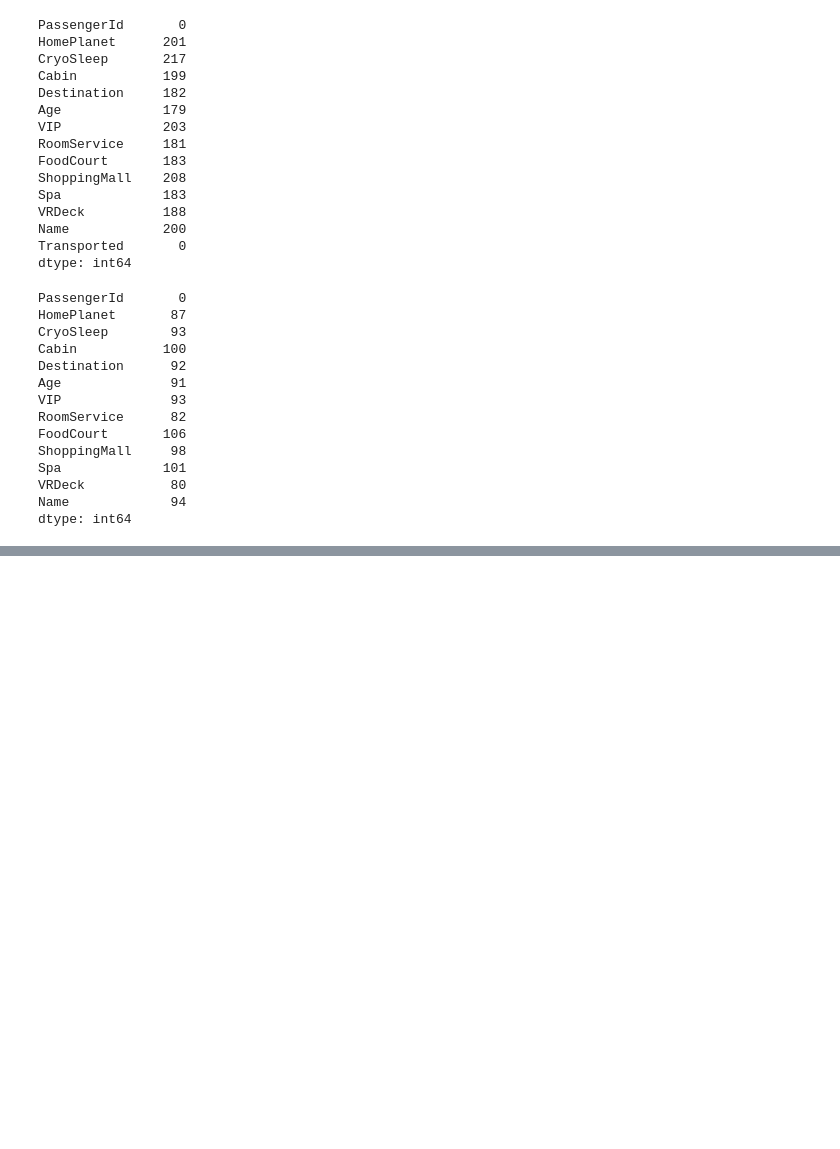
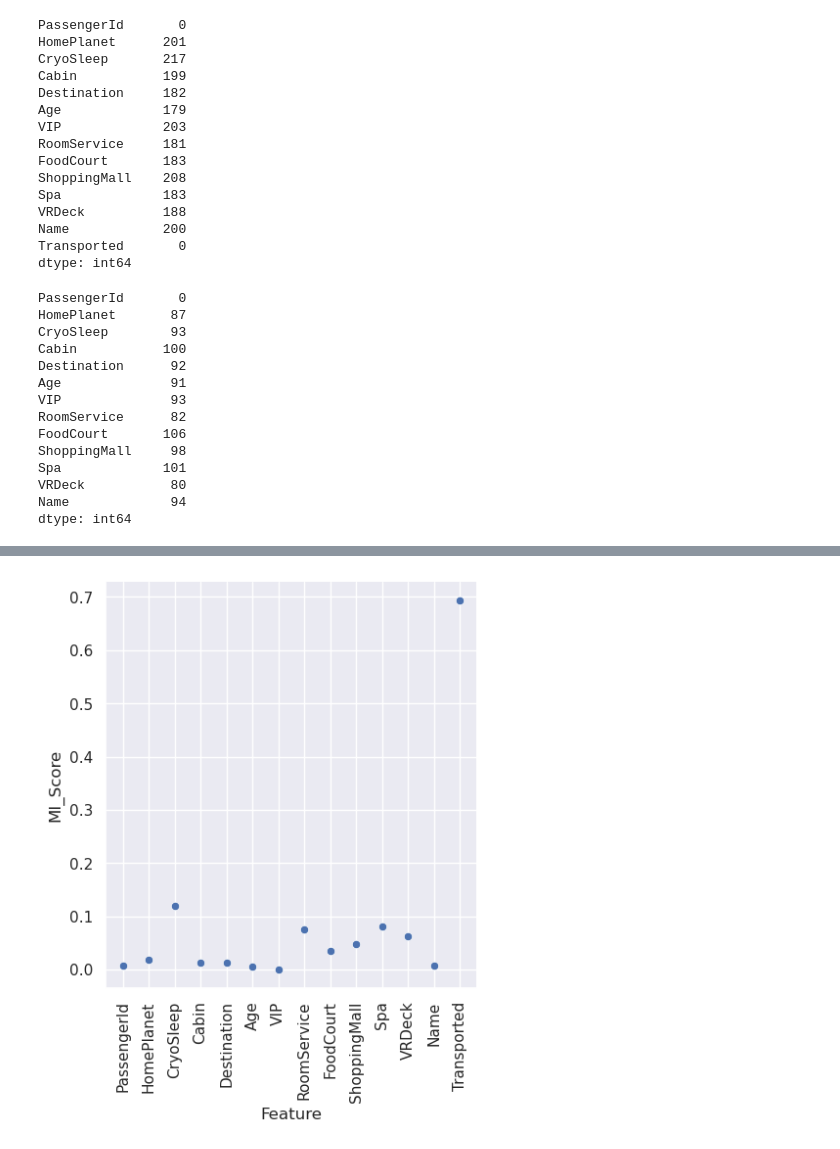
Before and after one commit to yunmokoo/Kaggle_Testing, a Jupyter notebook: spaceship-titanic-aug-30.ipynb, the cells around one changed output, grey strips where cells are left out. Saved outputs shown, nothing was run; the diff lists cells and outputs as text; code cells hidden in the pictures; blank space fills up the shorter version.

```diff
--- a/spaceship-titanic-aug-30.ipynb
+++ b/spaceship-titanic-aug-30.ipynb
@@ -90,6 +90,7 @@ df_train
 8693 rows × 14 columns
 # %%
-df_train_NaDrop = df_train.dropna(axis=0)
+df_train_Na = df_train.copy()
+df_train_NaDrop = df_train_Na.dropna(axis=0)
 # %%
 def factorize_obj(df):
     for i in df.select_dtypes('object'):
@@ -104,3 +105,6 @@ def mu_info(df):
 
     for i, feature in enumerate(X.columns):
         print(f'Feature: {feature}, MI: {info[i]}')
+    minfo = pd.DataFrame({'Feature': X.columns, 'MI_Score': info})
+
+    return minfo
@@ -123,0 +111,2 @@ Feature: Service_value, MI: 0.12691603158558618
+# %%
+nadrop_minfo = mu_info(df_train_NaDrop)
@@ -124 +146,5 @@ Feature: Service_value, MI: 0.12691603158558618
+# %%
+plot_sns(nadrop_minfo)
+# %% [output]
+[figure, added]
 # %% [markdown]
```
Also changed, not shown: parts of 17 cells of this notebook.
